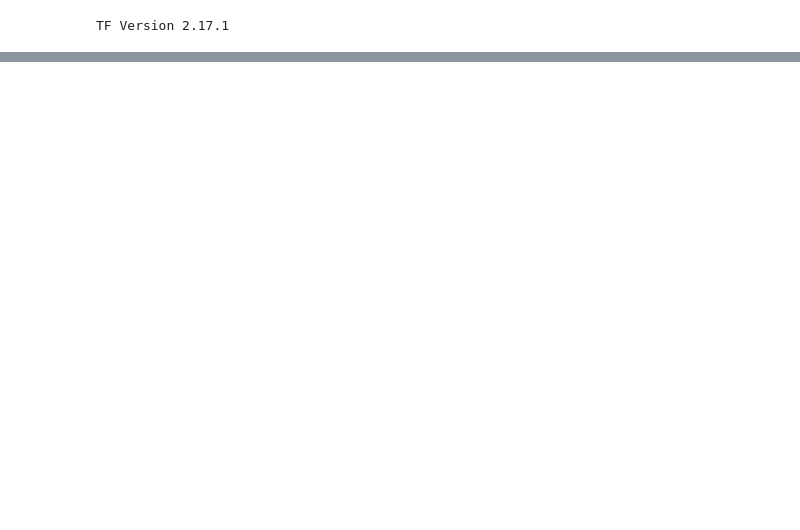
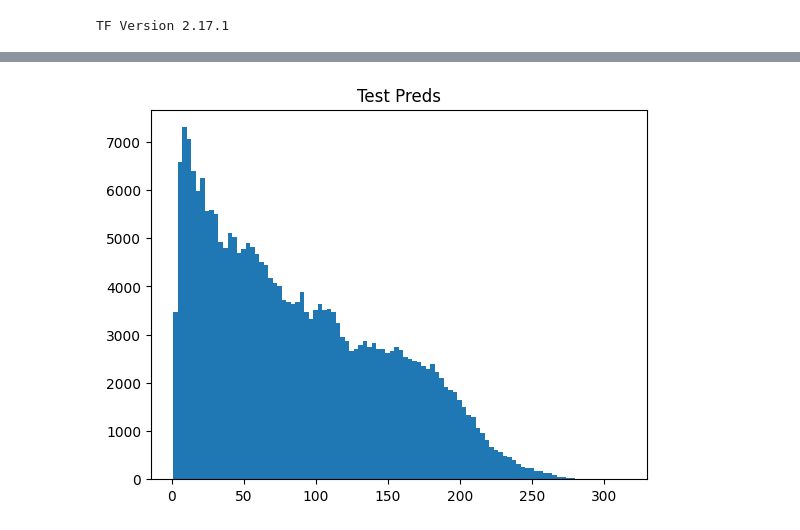
Before and after one commit to nakakonakako/kaggle, a Jupyter notebook: calorie/calorie_nn.ipynb, the cells around one changed output, grey strips where cells are left out. Cells and saved outputs as stored; diff of their text form; code cells hidden in the pictures; blank space fills up the shorter version.

Commit message:
add hist_figure

```diff
--- a/calorie/calorie_nn.ipynb
+++ b/calorie/calorie_nn.ipynb
@@ -144,0 +154,7 @@ test[["id", "Calories"]].head()
+# %%
+import matplotlib.pyplot as plt
+plt.hist(test["Calories"], bins=100)
+plt.title("Test Preds")
+plt.show()
+# %% [output]
+[figure, added]
```
Also changed, not shown: parts of 3 cells of this notebook, 1 other file.
